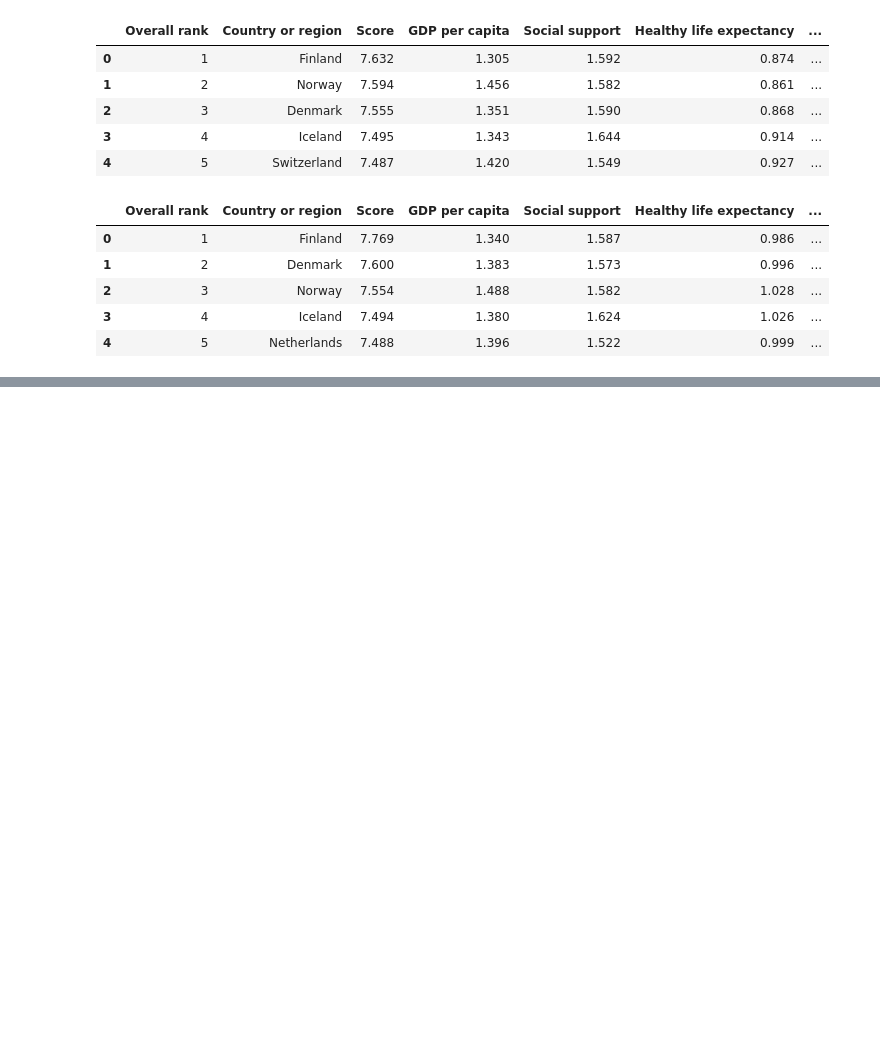
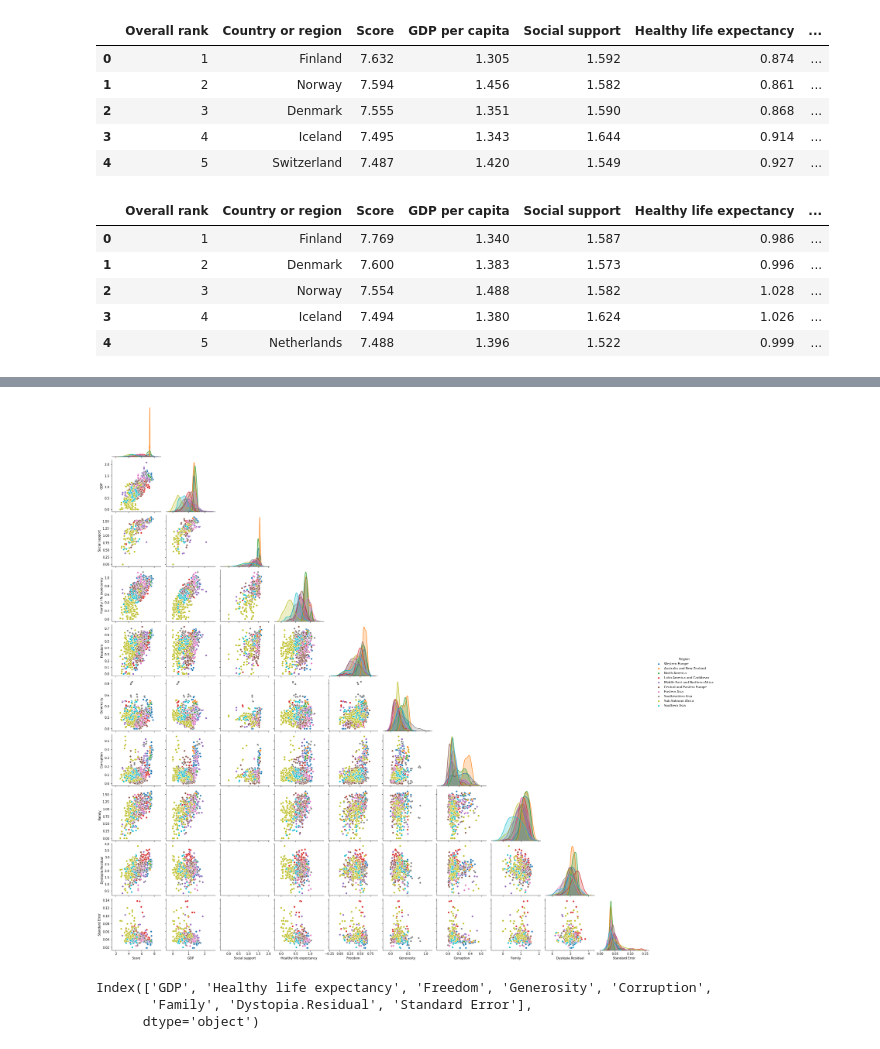
Before and after one commit to flikrama/UH-SPE-ML-Bootcamp-Team4-Project1, a Jupyter notebook: Project_1.ipynb, the cells around one changed output, grey strips where cells are left out. Cells and saved outputs as stored; diff of their text form; code cells hidden in the pictures; blank space fills up the shorter version.

```diff
--- a/Project_1.ipynb
+++ b/Project_1.ipynb
@@ -107,0 +165,2 @@ df2019.head()
+# %%
+df = pd.read_csv('All_data (1).csv')
@@ -107,0 +260,2 @@ df2019.head()
+# %%
+df.loc[df['Country']=='Hong Kong S.A.R., China',['Region']]  = 'Eastern Asia'
@@ -107,0 +302,2 @@ df2019.head()
+# %%
+df_red = df.drop(['Rank', 'Country', 'Year', 'High', 'Low'], axis = 1)
@@ -107,0 +322,6 @@ df2019.head()
+# %%
+%matplotlib inline
+sb.pairplot(df_red, hue = 'Region',diag_kind = 'kde', corner = True)
+plt.show()
+# %% [output]
+[figure, added]
@@ -107,0 +332,7 @@ df2019.head()
+# %%
+columns = df_red.columns
+columns
+# %% [output]
+Index(['GDP', 'Healthy life expectancy', 'Freedom', 'Generosity', 'Corruption',
+       'Family', 'Dystopia.Residual', 'Standard Error'],
+      dtype='object')
```
Also changed, not shown: parts of 46 cells of this notebook.
